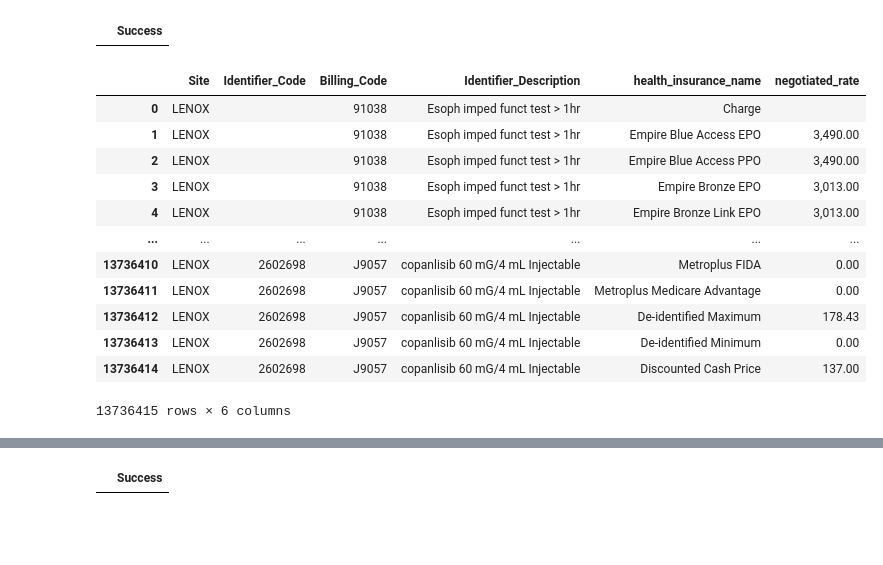
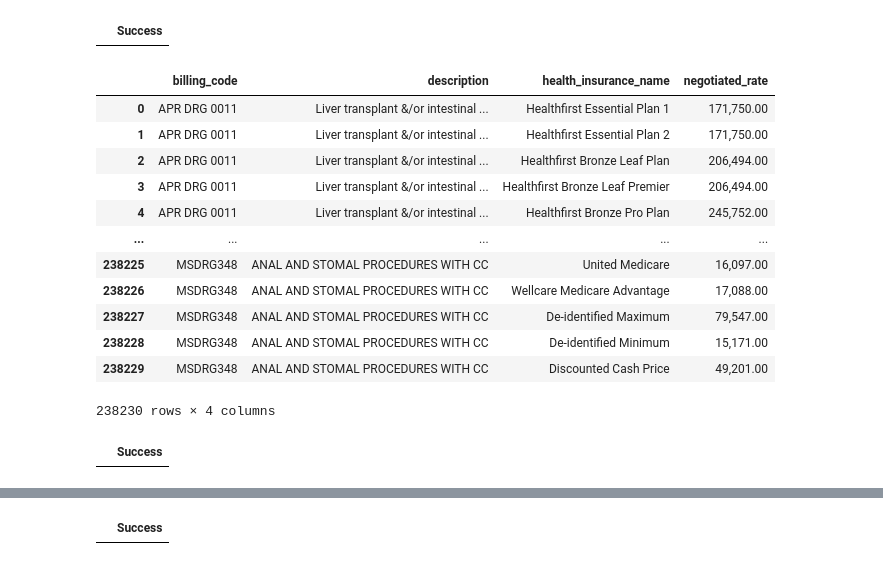
Before and after one commit to onefact/data_build_tool_payless.health, a Jupyter notebook: notebooks/EIN_131624070-lenox-hill.ipynb, the cells around one changed output, grey strips where cells are left out. Drawn from its saved outputs; the diff is of its cells as text; code cells hidden in the pictures; blank space fills up the shorter version.

```diff
--- a/notebooks/EIN_131624070-lenox-hill.ipynb
+++ b/notebooks/EIN_131624070-lenox-hill.ipynb
@@ -841,17 +841,23 @@ SELECT * FROM unpivot_alias
 # %%
 %%sql
 SELECT * FROM '/Users/me/data/payless_health/EIN_131624070-lenox-hill-unpivoted.parquet'
+WHERE Billing_Code LIKE '%DRG%'
 # %% [output]
-|  | Site | Identifier_Code | Billing_Code | Identifier_Description | health_insurance_name | negotiated_rate |
-| 0 | LENOX |  | 91038 | Esoph imped funct test > 1hr | Charge |  |
-| 1 | LENOX |  | 91038 | Esoph imped funct test > 1hr | Empire Blue Access EPO | 3,490.00 |
-| 2 | LENOX |  | 91038 | Esoph imped funct test > 1hr | Empire Blue Access PPO | 3,490.00 |
-| 3 | LENOX |  | 91038 | Esoph imped funct test > 1hr | Empire Bronze EPO | 3,013.00 |
-| 4 | LENOX |  | 91038 | Esoph imped funct test > 1hr | Empire Bronze Link EPO | 3,013.00 |
-| ... | ... | ... | ... | ... | ... | ... |
-| 13736410 | LENOX | 2602698 | J9057 | copanlisib 60 mG/4 mL Injectable | Metroplus FIDA | 0.00 |
-| 13736411 | LENOX | 2602698 | J9057 | copanlisib 60 mG/4 mL Injectable | Metroplus Medicare Advantage | 0.00 |
-| 13736412 | LENOX | 2602698 | J9057 | copanlisib 60 mG/4 mL Injectable | De-identified Maximum | 178.43 |
-| 13736413 | LENOX | 2602698 | J9057 | copanlisib 60 mG/4 mL Injectable | De-identified Minimum | 0.00 |
-| 13736414 | LENOX | 2602698 | J9057 | copanlisib 60 mG/4 mL Injectable | Discounted Cash Price | 137.00 |
+|  | billing_code | description | health_insurance_name | negotiated_rate |
+| 0 | APR DRG 0011 | Liver transplant &/or intestinal ... | Healthfirst Essential Plan 1 | 171,750.00 |
+| 1 | APR DRG 0011 | Liver transplant &/or intestinal ... | Healthfirst Essential Plan 2 | 171,750.00 |
+| 2 | APR DRG 0011 | Liver transplant &/or intestinal ... | Healthfirst Bronze Leaf Plan | 206,494.00 |
+| 3 | APR DRG 0011 | Liver transplant &/or intestinal ... | Healthfirst Bronze Leaf Premier | 206,494.00 |
+| 4 | APR DRG 0011 | Liver transplant &/or intestinal ... | Healthfirst Bronze Pro Plan | 245,752.00 |
+| ... | ... | ... | ... | ... |
+| 238225 | MSDRG348 | ANAL AND STOMAL PROCEDURES WITH CC | United Medicare | 16,097.00 |
+| 238226 | MSDRG348 | ANAL AND STOMAL PROCEDURES WITH CC | Wellcare Medicare Advantage | 17,088.00 |
+| 238227 | MSDRG348 | ANAL AND STOMAL PROCEDURES WITH CC | De-identified Maximum | 79,547.00 |
+| 238228 | MSDRG348 | ANAL AND STOMAL PROCEDURES WITH CC | De-identified Minimum | 15,171.00 |
+| 238229 | MSDRG348 | ANAL AND STOMAL PROCEDURES WITH CC | Discounted Cash Price | 49,201.00 |
-13736415 rows × 6 columns
+238230 rows × 4 columns
+# %%
+%%sql
+CREATE TABLE lenox_unpivoted AS SELECT * FROM '/Users/me/data/payless_health/EIN_131624070-lenox-hill-unpivoted.parquet'
+# %% [output]
+|  | Success |
```
Also changed, not shown: parts of 5 cells of this notebook.
